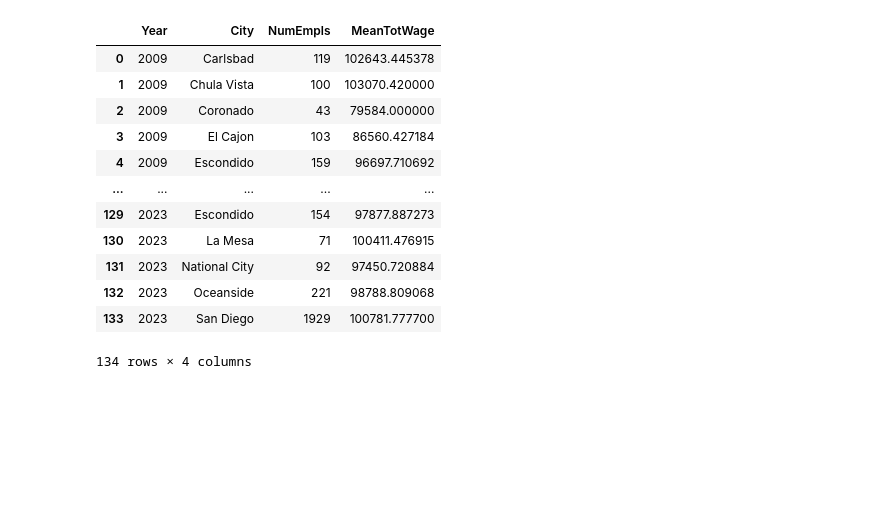
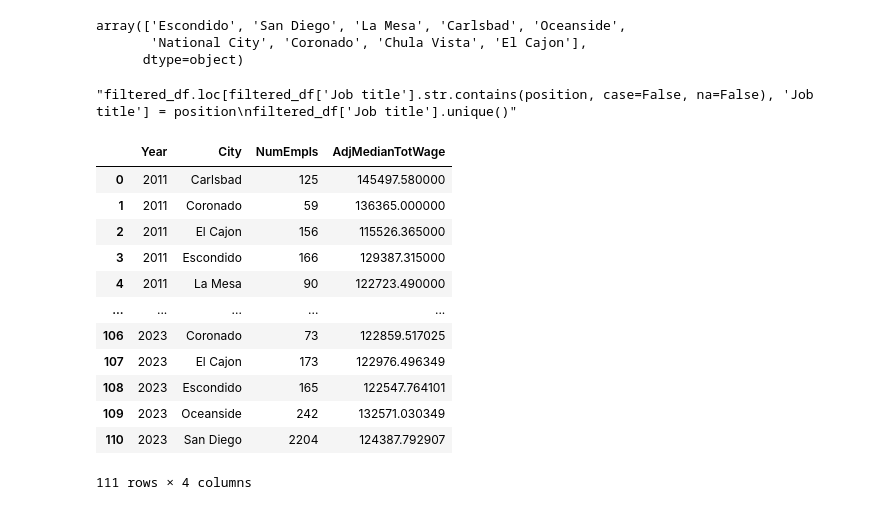
Before and after one commit to BrianLiu1319/San-Diego-County-Quid-Pro-Quo-Wage-Analysis, a Jupyter notebook: WageVsVacancies.ipynb, the cells around one changed output. Saved outputs shown, nothing was run; the diff lists cells and outputs as text; code cells hidden in the pictures; blank space fills up the shorter version.

```diff
--- a/WageVsVacancies.ipynb
+++ b/WageVsVacancies.ipynb
@@ -67,0 +58,7 @@ filtered_df
+# %%
+df = pd.merge(df, cpi_df[['Year', 'Inflation_index']],on='Year', how='left')
+
+for column in df.columns[4:-1]:
+    df[f'Adjusted {column.lower()}'] = df[column] / df['Inflation_index']
+
+df
@@ -67,0 +112,29 @@ filtered_df
+# %%
+def normalize_name(name):
+    name = name.strip()
+
+    # Check if the name is already in "Lastname, Firstname Middlename/Initial" format
+    if "," in name:
+        return name.title()  # Capitalize the entire string appropriately
+
+    # Split the name into parts
+    parts = name.split()
+
+    if len(parts) == 1:
+        # If there's only one part, it's just a last name, so we return it as is
+        return name.title()
+
+    if len(parts) == 2:
+        # If there are two parts, assume it's "Firstname Lastname"
+        firstname, lastname = parts
+        return f"{lastname.title()}, {firstname.title()}"
+
+    # If there are three or more parts
+    firstname = parts[0].title()
+    lastname = parts[-1].title()
+    middle = " ".join([part.title() for part in parts[1:-1]])  # Capitalize each part of the middle names/initials
+    return f"{lastname}, {firstname} {middle}"
+
+df['Name'] = df['Name'].apply(normalize_name)
+
+df
@@ -90,25 +316,36 @@ array(['Police Corporal', 'Police Lieutenant', 'Police Officer',
+# %%
+df['City'].unique()
+# %% [output]
+array(['Escondido', 'San Diego', 'La Mesa', 'Carlsbad', 'Oceanside',
+       'National City', 'Coronado', 'Chula Vista', 'El Cajon'],
+      dtype=object)
+# %%
+'''filtered_df.loc[filtered_df['Job title'].str.contains(position, case=False, na=False), 'Job title'] = position
+filtered_df['Job title'].unique()'''
+# %% [output]
+"filtered_df.loc[filtered_df['Job title'].str.contains(position, case=False, na=False), 'Job title'] = position\nfiltered_df['Job title'].unique()"
 # %%
-grouped_filtered_df = filtered_df.groupby(['Year', 'EmployerName']).agg(
-    PositionCount=('Position', 'size'),
-    MeanTotalWages=('TotalWages', 'mean')
+grouped_filtered_df = df.groupby(['Year', 'City']).agg(
+    PositionCount=('Job title', 'size'),
+    MedianTotalWages=('Adjusted total pay + benefits', 'median')
 ).reset_index()
 
-grouped_filtered_df.columns = ['Year', 'City', 'NumEmpls', 'MeanTotWage']
+grouped_filtered_df.columns = ['Year', 'City', 'NumEmpls', 'AdjMedianTotWage']
 grouped_filtered_df
 # %% [output]
-|  | Year | City | NumEmpls | MeanTotWage |
-| 0 | 2009 | Carlsbad | 119 | 102643.445378 |
-| 1 | 2009 | Chula Vista | 100 | 103070.420000 |
-| 2 | 2009 | Coronado | 43 | 79584.000000 |
-| 3 | 2009 | El Cajon | 103 | 86560.427184 |
-| 4 | 2009 | Escondido | 159 | 96697.710692 |
+|  | Year | City | NumEmpls | AdjMedianTotWage |
+| 0 | 2011 | Carlsbad | 125 | 145497.580000 |
+| 1 | 2011 | Coronado | 59 | 136365.000000 |
+| 2 | 2011 | El Cajon | 156 | 115526.365000 |
+| 3 | 2011 | Escondido | 166 | 129387.315000 |
+| 4 | 2011 | La Mesa | 90 | 122723.490000 |
 | ... | ... | ... | ... | ... |
-| 129 | 2023 | Escondido | 154 | 97877.887273 |
-| 130 | 2023 | La Mesa | 71 | 100411.476915 |
-| 131 | 2023 | National City | 92 | 97450.720884 |
-| 132 | 2023 | Oceanside | 221 | 98788.809068 |
-| 133 | 2023 | San Diego | 1929 | 100781.777700 |
+| 106 | 2023 | Coronado | 73 | 122859.517025 |
+| 107 | 2023 | El Cajon | 173 | 122976.496349 |
+| 108 | 2023 | Escondido | 165 | 122547.764101 |
+| 109 | 2023 | Oceanside | 242 | 132571.030349 |
+| 110 | 2023 | San Diego | 2204 | 124387.792907 |
-134 rows × 4 columns
+111 rows × 4 columns
 # %%
 
 grouped_filtered_df['NumEmpls%Chg'] = grouped_filtered_df.groupby(['City'])['NumEmpls'].pct_change()
```
Also changed, not shown: parts of 16 cells of this notebook.
